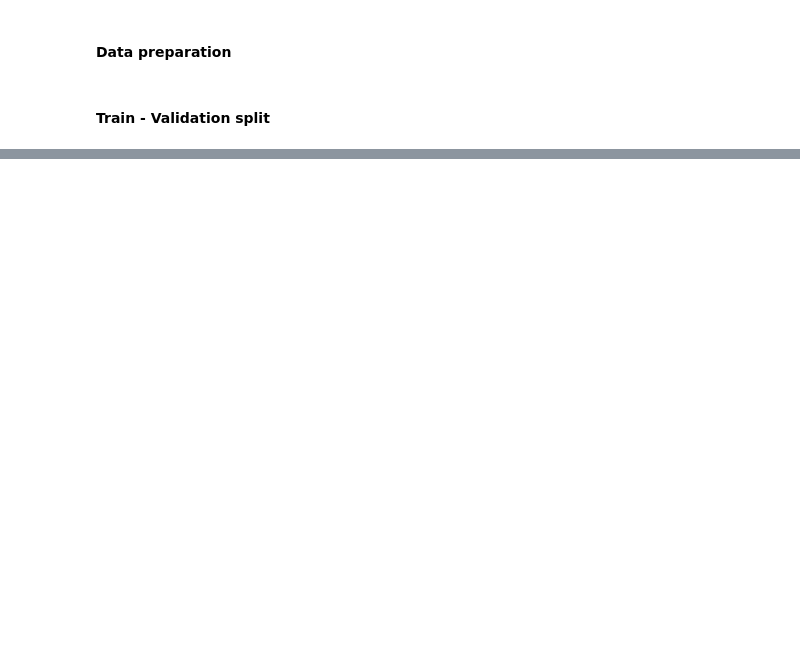
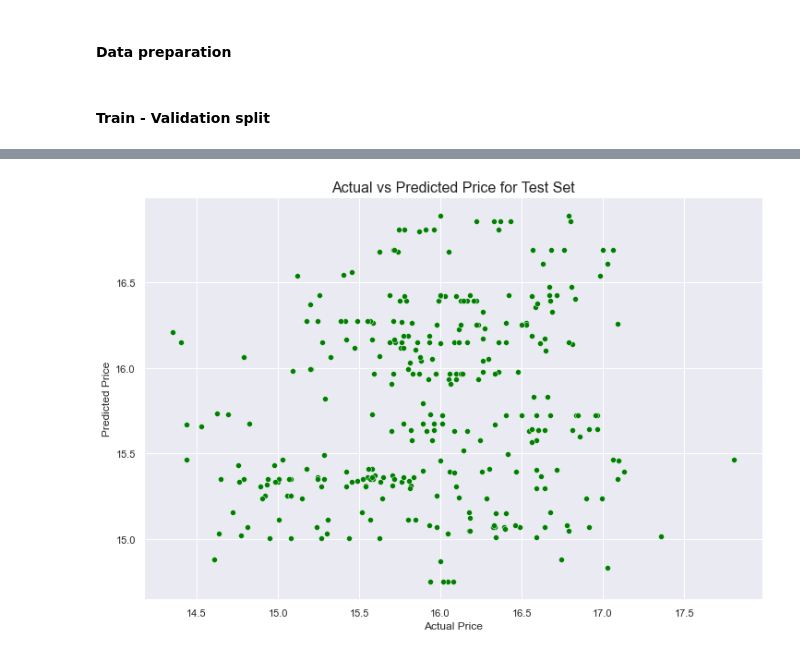
Before and after one commit to Seyone68/Laptop-Price-Analysis, a Jupyter notebook: Laptop_EDA_1.ipynb, the cells around one changed output, grey strips where cells are left out. Cells and saved outputs as stored; diff of their text form; code cells hidden in the pictures; blank space fills up the shorter version.

```diff
--- a/Laptop_EDA_1.ipynb
+++ b/Laptop_EDA_1.ipynb
@@ -1167,0 +1384,10 @@ x_train, x_val, y_train, y_val = train_test_split(x_train, y_train, test_size =
+# %%
+# Plot Actual vs Predicted from test set
+plt.figure(figsize = (12, 8))
+sns.scatterplot(y_test, tuned_y_test_pred, color = 'green')
+plt.xlabel('Actual Price')
+plt.ylabel('Predicted Price')
+plt.title('Actual vs Predicted Price for Test Set', fontsize=16)
+plt.show()
+# %% [output]
+[figure, added]
```
Also changed, not shown: parts of 29 cells of this notebook.
